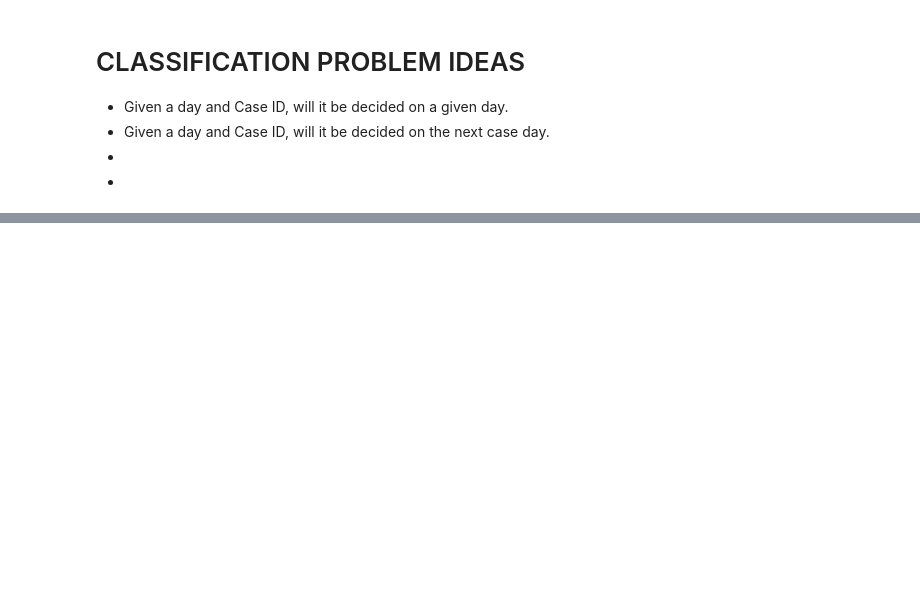
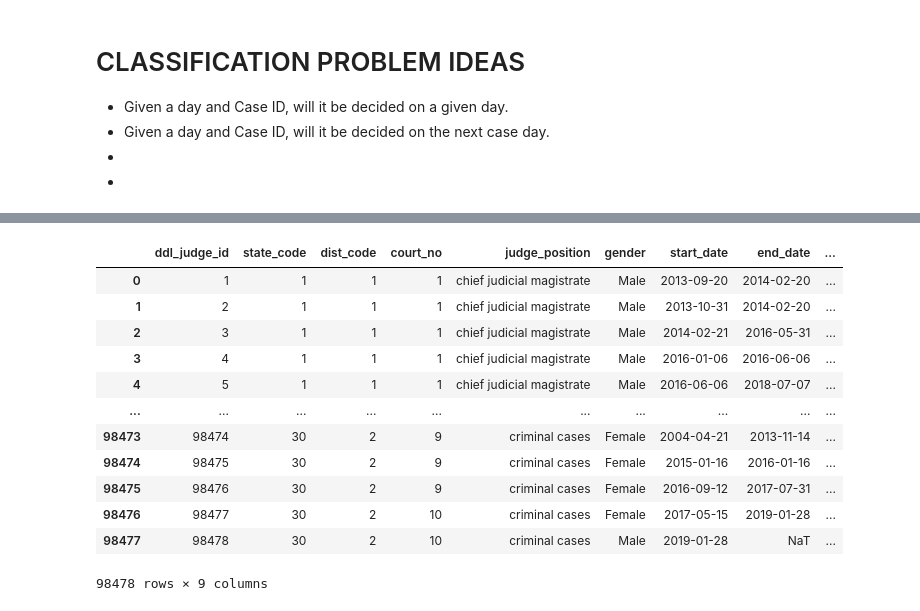
Before and after one commit to ujjwal-shekhar/Indian-Judicial-System-PreCog, a Jupyter notebook: data-visualizer-precog.ipynb, the cells around one changed output, grey strips where cells are left out. Cells and saved outputs as stored; diff of their text form; code cells hidden in the pictures; blank space fills up the shorter version.

```diff
--- a/data-visualizer-precog.ipynb
+++ b/data-visualizer-precog.ipynb
@@ -218,0 +435,17 @@ NameError: name 'curr_df' is not defined
+# %%
+df['total_days'] = (df['end_date'] - df['start_date']) / np.timedelta64(1, 'D')
+df
+# %% [output]
+|  | ddl_judge_id | state_code | dist_code | court_no | judge_position | gender | start_date | end_date | ... |
+| 0 | 1 | 1 | 1 | 1 | chief judicial magistrate | Male | 2013-09-20 | 2014-02-20 | ... |
+| 1 | 2 | 1 | 1 | 1 | chief judicial magistrate | Male | 2013-10-31 | 2014-02-20 | ... |
+| 2 | 3 | 1 | 1 | 1 | chief judicial magistrate | Male | 2014-02-21 | 2016-05-31 | ... |
+| 3 | 4 | 1 | 1 | 1 | chief judicial magistrate | Male | 2016-01-06 | 2016-06-06 | ... |
+| 4 | 5 | 1 | 1 | 1 | chief judicial magistrate | Male | 2016-06-06 | 2018-07-07 | ... |
+| ... | ... | ... | ... | ... | ... | ... | ... | ... | ... |
+| 98473 | 98474 | 30 | 2 | 9 | criminal cases | Female | 2004-04-21 | 2013-11-14 | ... |
+| 98474 | 98475 | 30 | 2 | 9 | criminal cases | Female | 2015-01-16 | 2016-01-16 | ... |
+| 98475 | 98476 | 30 | 2 | 9 | criminal cases | Female | 2016-09-12 | 2017-07-31 | ... |
+| 98476 | 98477 | 30 | 2 | 10 | criminal cases | Female | 2017-05-15 | 2019-01-28 | ... |
+| 98477 | 98478 | 30 | 2 | 10 | criminal cases | Male | 2019-01-28 | NaT | ... |
+98478 rows × 9 columns
```
Also changed, not shown: parts of 40 cells of this notebook.
